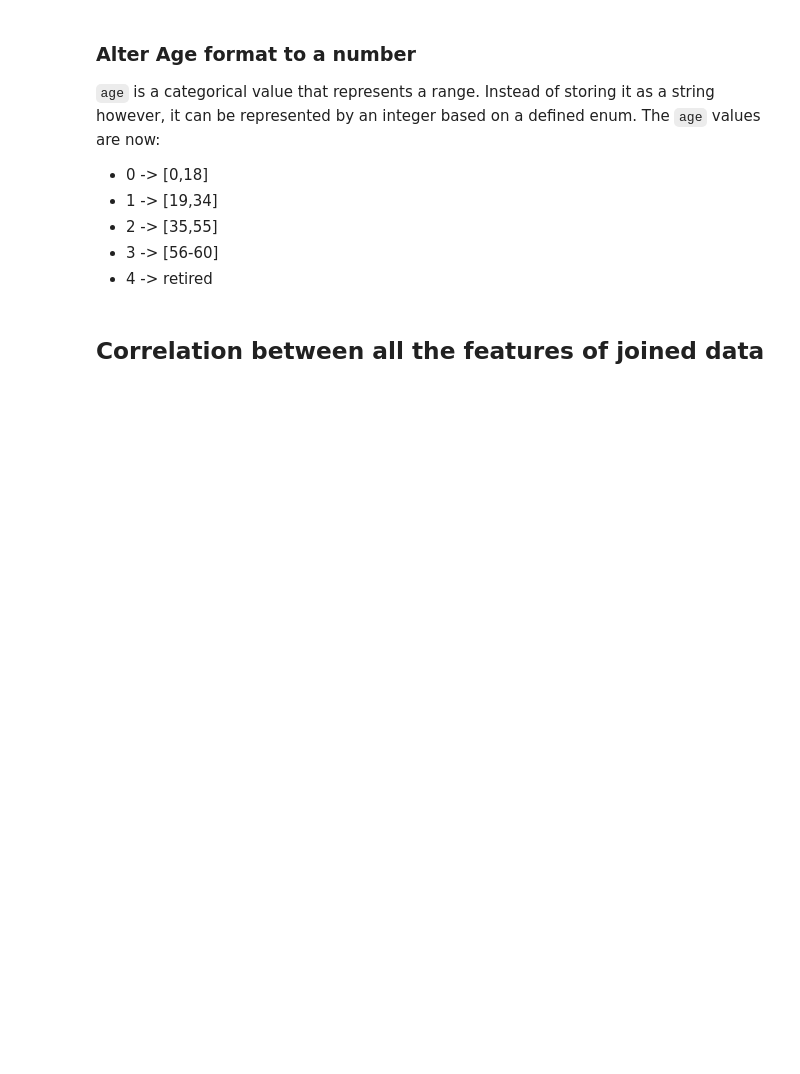
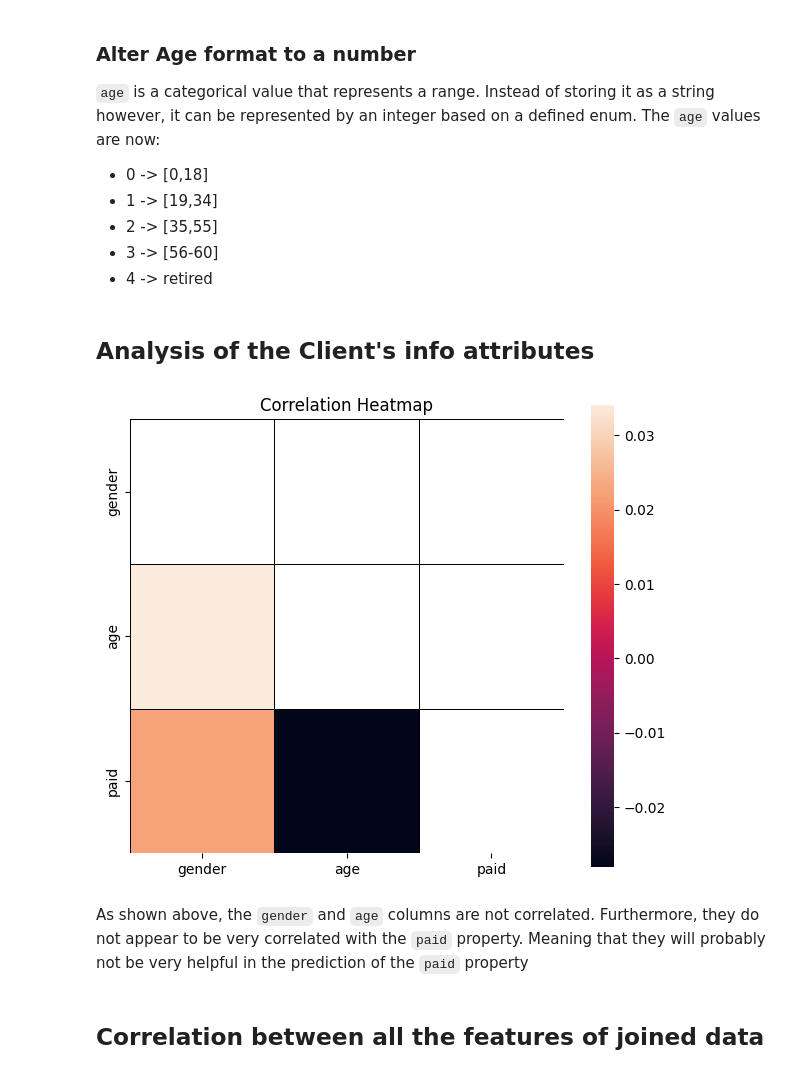
Before and after one commit to ruialves35/feup-ac, a Jupyter notebook: src/analysis/featureExtraction.ipynb, the cells around one changed output. Cells and saved outputs as stored; diff of their text form; code cells hidden in the pictures; blank space fills up the shorter version.

Commit message:
Add correlation of client features

```diff
--- a/src/analysis/featureExtraction.ipynb
+++ b/src/analysis/featureExtraction.ipynb
@@ -131,6 +131,16 @@ def parse_init_age_range(df):
 
 if not IS_LOADED:
     parse_init_age_range(joined_data)
+# %% [markdown]
+## Analysis of the Client's info attributes
+# %%
+client_info_cols = ["birth_number", "gender", "age"]
+
+su.plot_corr(joined_data, client_info_cols + ["paid"], methodName="spearman", annot=False, figSize=(7, 6))
+# %% [output]
+[figure, added]
+# %% [markdown]
+As shown above, the `gender` and `age` columns are not correlated. Furthermore, they do not appear to be very correlated with the `paid` property. Meaning that they will probably not be very helpful in the prediction of the `paid` property
 # %% [markdown]
 ## Correlation between all the features of joined data
 # %%
```
Also changed, not shown: parts of 1 cell of this notebook.
